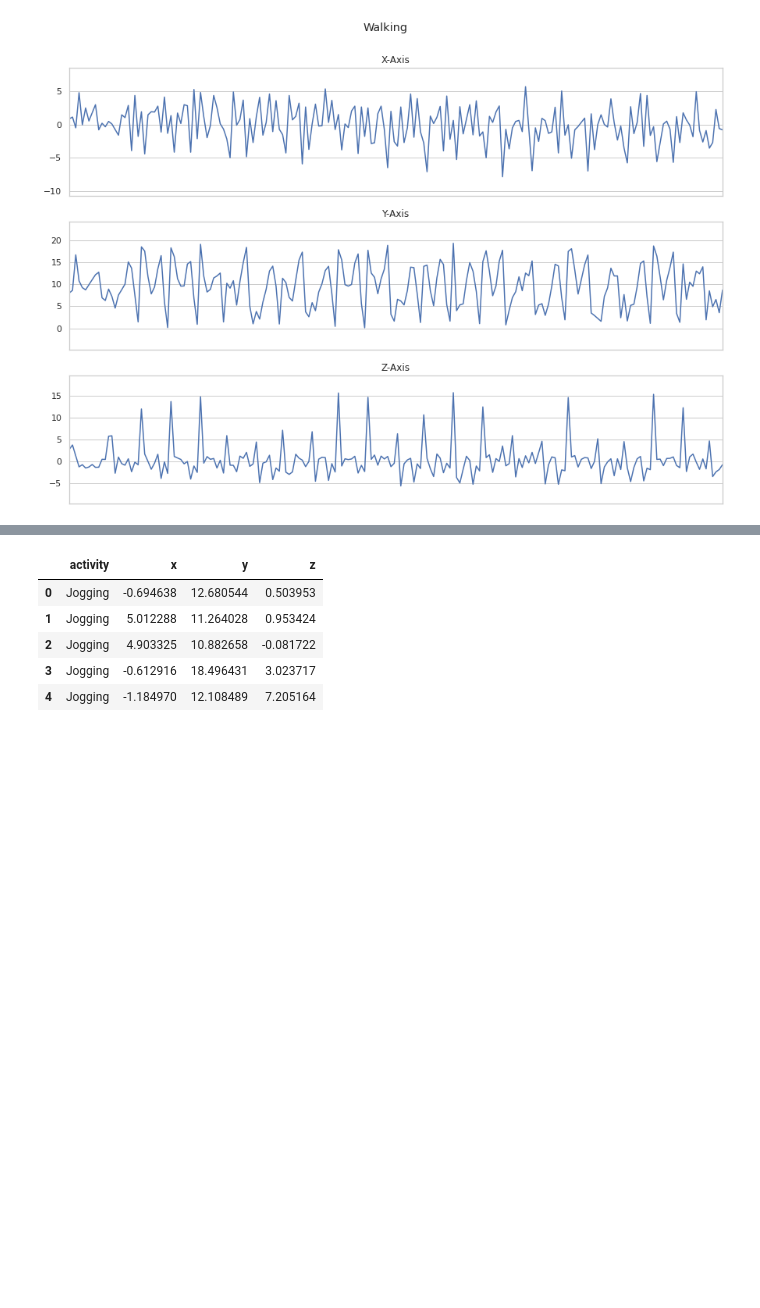
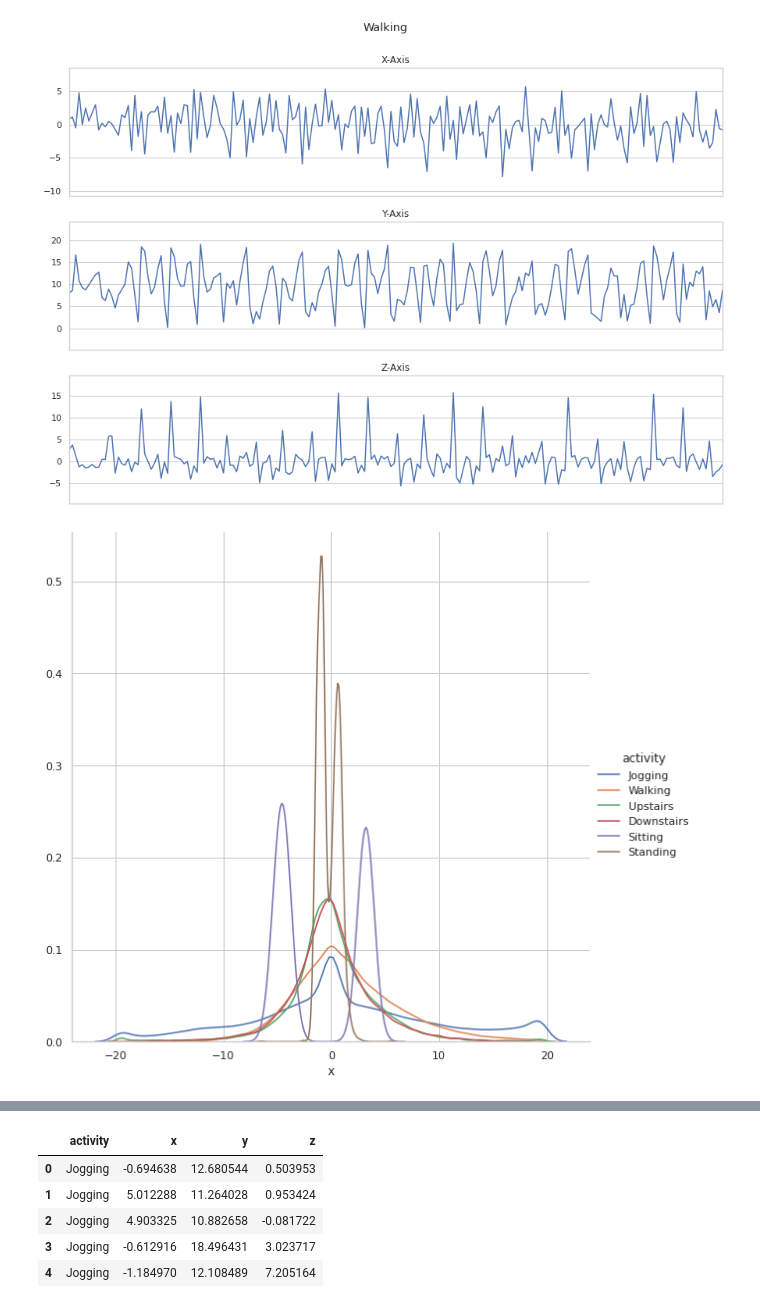
Before and after one commit to robinyUArizona/Time-Series--Projects, a Jupyter notebook: Human Activity Recognition using Accelerometer and CNN.ipynb, the cells around one changed output, grey strips where cells are left out. Cells and saved outputs as stored; diff of their text form; code cells hidden in the pictures; blank space fills up the shorter version.

```diff
--- a/Human Activity Recognition using Accelerometer and CNN.ipynb
+++ b/Human Activity Recognition using Accelerometer and CNN.ipynb
@@ -198,3 +200,9 @@ for activity in np.unique(data['activity']):
 [figure]
 [figure]
 [figure]
+# %%
+facetgrid = sns.FacetGrid(data = data, hue = "activity", size = 8)
+facetgrid.map(sns.distplot, "x" ,hist = False).add_legend()
+plt.show()
+# %% [output]
+[figure, added]
```
Also changed, not shown: parts of 14 cells of this notebook.
